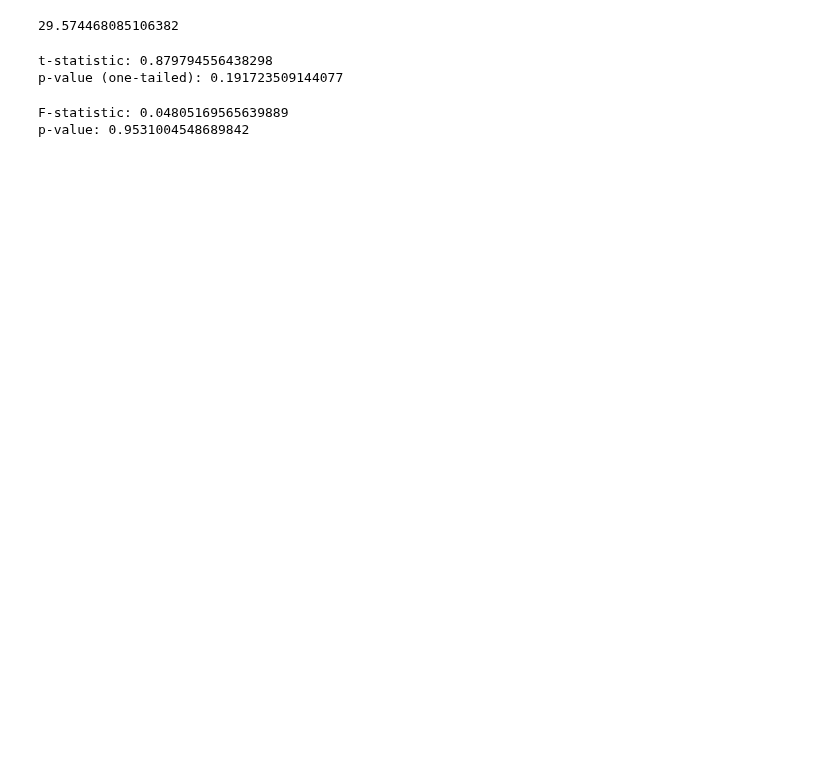
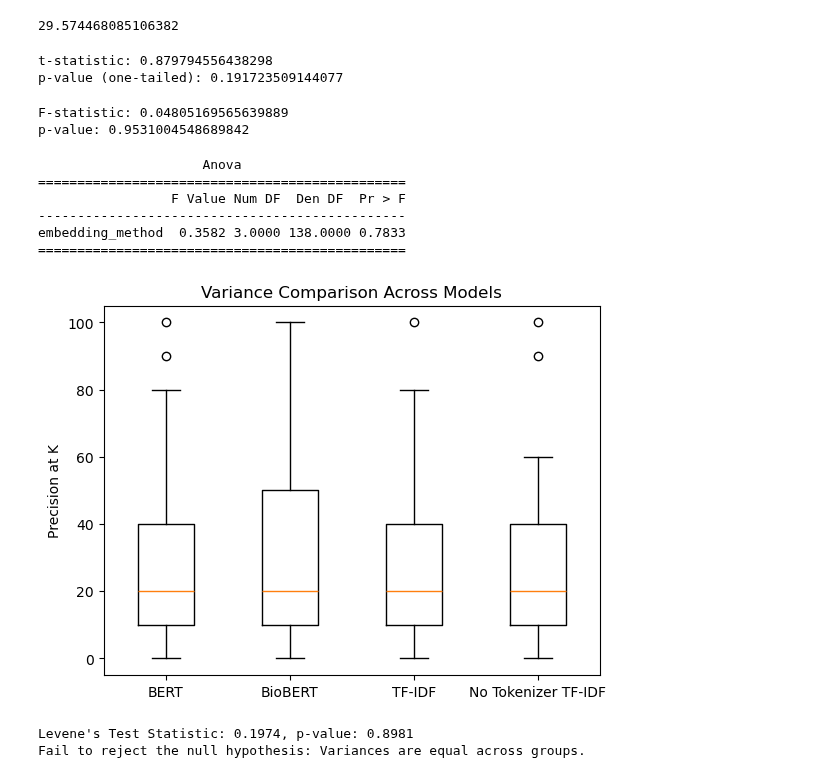
Before and after one commit to Lolya-cloud/fir-project, a Jupyter notebook: scripts/bert-final.ipynb, the cells around one changed output. Saved outputs shown, nothing was run; the diff lists cells and outputs as text; code cells hidden in the pictures; blank space fills up the shorter version.

Commit message:
anova + variance check

```diff
--- a/scripts/bert-final.ipynb
+++ b/scripts/bert-final.ipynb
@@ -522,3 +526,49 @@ print(f"p-value: {p}")
 # %% [output]
 F-statistic: 0.04805169565639889
 p-value: 0.9531004548689842
+# %%
+from statsmodels.stats.anova import AnovaRM
+
+bert_scores = selected_queries["precission_at_k"].to_numpy()
+bio_bert_scores = bio_queries["precission_at_k"].to_numpy()
+tfidf_scores = selected_queries_tfidf["precission_at_k"].to_numpy()
+no_tokenizer_tfidf_scores = no_tokenizer_queries["precission_at_k"].to_numpy()
+
+combined = pd.DataFrame({
+    'query': np.arange(len(bert_scores)),
+    'bert': bert_scores,
+    'biobert': bio_bert_scores,
+    'tf-idf': tfidf_scores,
+    'tf-idf-untokenized': no_tokenizer_tfidf_scores
+})
+combined_melt = pd.melt(combined, id_vars=['query'], value_vars=["bert", "biobert", "tf-idf", "tf-idf-untokenized"],
+                   var_name="embedding_method", value_name="precision_at_k")
+print(AnovaRM(combined_melt, "precision_at_k", "query", within=["embedding_method"]).fit())
+# %% [output]
+                     Anova
+===============================================
+                 F Value Num DF  Den DF  Pr > F
+-----------------------------------------------
+embedding_method  0.3582 3.0000 138.0000 0.7833
+===============================================
+# %%
+# assumptions:
+# continuous - true
+# normality
+# sphericity
+scores = [bert_scores, bio_bert_scores, tfidf_scores, no_tokenizer_tfidf_scores]
+labels = ['BERT', 'BioBERT', 'TF-IDF', 'No Tokenizer TF-IDF']
+plt.boxplot(scores, labels=labels)
+plt.ylabel('Precision at K')
+plt.title('Variance Comparison Across Models')
+plt.show()
+# %% [output]
+[figure, added]
+# %%
+# check for equal variances - anova assumption.
+statistic, p_value = stats.levene(bert_scores, bio_bert_scores, tfidf_scores, no_tokenizer_tfidf_scores)
+
+print(f"Levene's Test Statistic: {statistic:.4f}, p-value: {p_value:.4f}")
+# %% [output]
+Levene's Test Statistic: 0.1974, p-value: 0.8981
+Fail to reject the null hypothesis: Variances are equal across groups.
```
Also changed, not shown: parts of 1 cell of this notebook.
